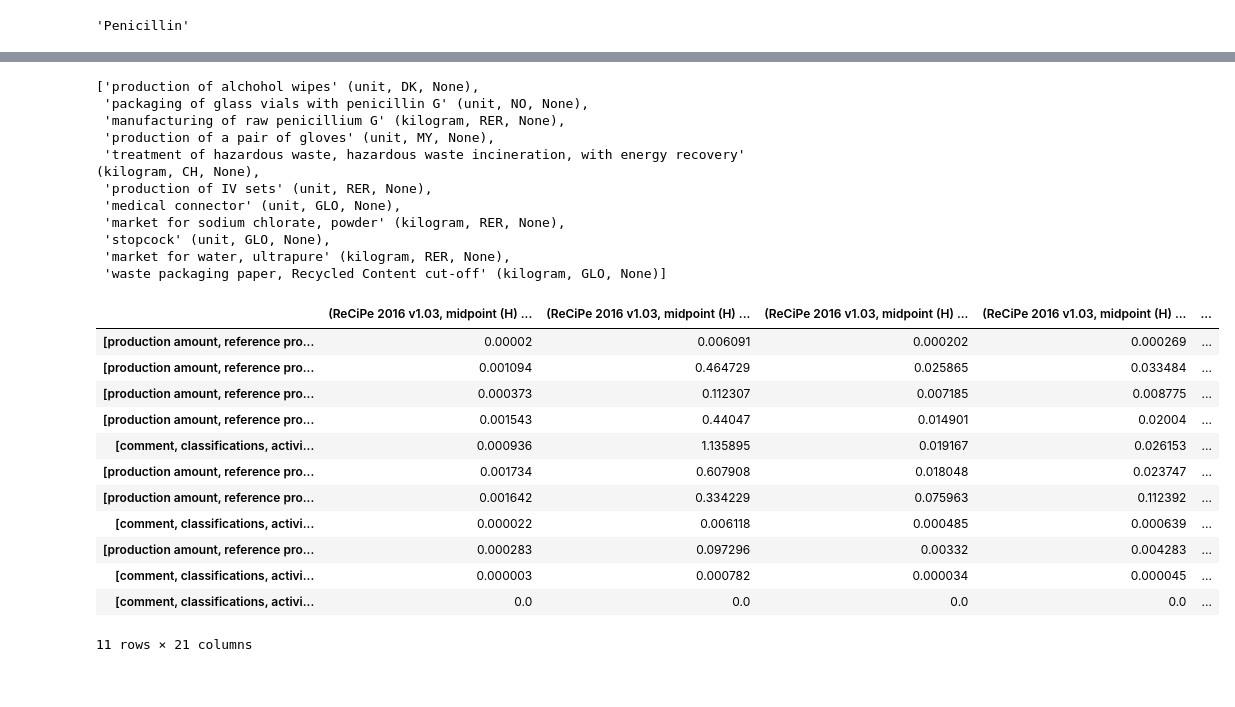
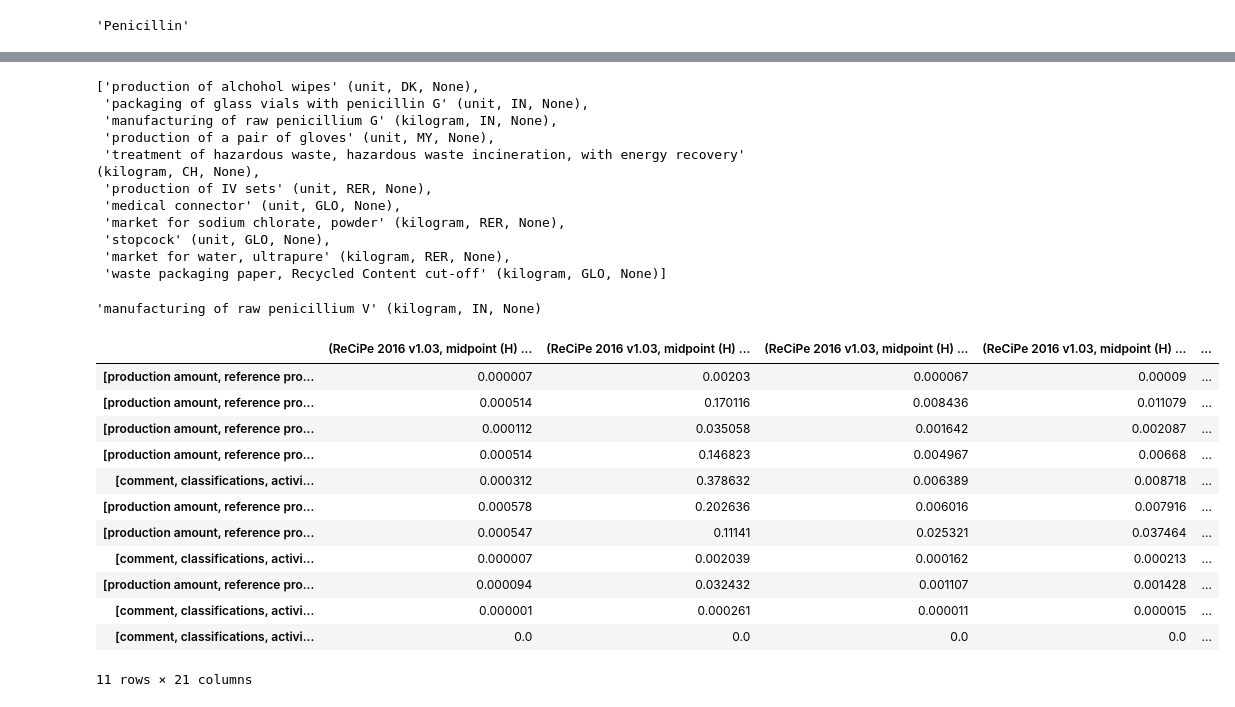
Before and after one commit to RuneWF/penicilin, a Jupyter notebook: Jupyter scripts/playground.ipynb, the cells around one changed output, grey strips where cells are left out. Cells and saved outputs as stored; diff of their text form; code cells hidden in the pictures.

```diff
--- a/Jupyter scripts/playground.ipynb
+++ b/Jupyter scripts/playground.ipynb
@@ -88,0 +51,11 @@ bd.projects.current
+# %%
+with pd.ExcelFile(var.system_path) as excel_file:
+        # Get the sheet names
+        sheet_names = excel_file.sheet_names
+
+sheets_to_import = []
+for sheet in sheet_names:
+    if matching_database in sheet:
+        sheets_to_import.append(sheet)
+
+sheets_to_import
@@ -88,0 +68,12 @@ bd.projects.current
+# %%
+db_lst = []
+reload = False
+for sheet in sheets_to_import:
+    data = pd.read_excel(var.system_path, sheet_name=sheet)
+    db_lst.append(data.columns[1])
+    if data.columns[1] not in bd.databases:
+        print(f"{data.columns[1]} not in {bd.projects.current}")
+        reload = True
+        break
+    else:
+        print(f"{data.columns[1]} in {bd.projects.current}")
@@ -89,5 +86,5 @@ bd.projects.current
 # %%
-fu_all = data[0]["Penicillin G, Defined daily dose"]
+fu_all = data["Penicillin G, defined system"]
 fu_sep = []
 for key, item in fu_all.items():
     fu_sep.append({key : item})
@@ -115,5 +112,5 @@ for act in var.db:
 # %%
-fu_all = data[0]["Penicillin G, Defined daily dose"]
+fu_all = data["Penicillin G, defined system"]
 fu_sep = []
 idx_lst = []
 acts = list(fu_all.keys())
@@ -121,11 +118,8 @@ val = fu_all[acts[1]]
 scaling_dct = st.treatment_quantity(var.system_path, var.db)
 
 for key, item in fu_all.items():
-    if key == acts[1]:
-        # for exc in acts[1].exchanges():
-        #     if exc["type"] == "technosphere":
-        #         fu_sep.append({exc.input : exc["amount"]*val})
-        #         idx_lst.append(exc.input)
+    if "glass vials" in str(key):
+
         fu_sep.append({key : item})
         idx_lst.append(key)
         for act in var.db:
@@ -139,8 +133,8 @@ for key, item in fu_all.items():
 idx_lst
 # %% [output]
 ['production of alchohol wipes' (unit, DK, None),
- 'packaging of glass vials with penicillin G' (unit, NO, None),
- 'manufacturing of raw penicillium G' (kilogram, RER, None),
+ 'packaging of glass vials with penicillin G' (unit, IN, None),
+ 'manufacturing of raw penicillium G' (kilogram, IN, None),
  'production of a pair of gloves' (unit, MY, None),
  'treatment of hazardous waste, hazardous waste incineration, with energy recovery' (kilogram, CH, None),
  'production of IV sets' (unit, RER, None),
@@ -152,28 +148,32 @@ idx_lst
+# %%
+act
+# %% [output]
+'manufacturing of raw penicillium V' (kilogram, IN, None)
 # %%
 calc_setup_name = str(act)
-bd.calculation_setups[calc_setup_name] = {'inv': fu_sep, 'ia': data[1]}
+bd.calculation_setups[calc_setup_name] = {'inv': fu_sep, 'ia': var.lcia_impact_method()}
 mylca = bc.MultiLCA(calc_setup_name)
 res = mylca.results
-df_contr = pd.DataFrame(0, index=idx_lst, columns=data[1], dtype=object)
+df_contr = pd.DataFrame(0, index=idx_lst, columns=var.lcia_impact_method(), dtype=object)
 
 # Store results in DataFrame
 for col, arr in enumerate(res):
     for row, val in enumerate(arr):
         df_contr.iat[col, row] = val
 
 df_contr
 # %% [output]
 |  | (ReCiPe 2016 v1.03, midpoint (H) ... | (ReCiPe 2016 v1.03, midpoint (H) ... | (ReCiPe 2016 v1.03, midpoint (H) ... | (ReCiPe 2016 v1.03, midpoint (H) ... | ... |
-| [production amount, reference pro... | 0.00002 | 0.006091 | 0.000202 | 0.000269 | ... |
-| [production amount, reference pro... | 0.001094 | 0.464729 | 0.025865 | 0.033484 | ... |
-| [production amount, reference pro... | 0.000373 | 0.112307 | 0.007185 | 0.008775 | ... |
-| [production amount, reference pro... | 0.001543 | 0.44047 | 0.014901 | 0.02004 | ... |
-| [comment, classifications, activi... | 0.000936 | 1.135895 | 0.019167 | 0.026153 | ... |
-| [production amount, reference pro... | 0.001734 | 0.607908 | 0.018048 | 0.023747 | ... |
-| [production amount, reference pro... | 0.001642 | 0.334229 | 0.075963 | 0.112392 | ... |
-| [comment, classifications, activi... | 0.000022 | 0.006118 | 0.000485 | 0.000639 | ... |
-| [production amount, reference pro... | 0.000283 | 0.097296 | 0.00332 | 0.004283 | ... |
-| [comment, classifications, activi... | 0.000003 | 0.000782 | 0.000034 | 0.000045 | ... |
+| [production amount, reference pro... | 0.000007 | 0.00203 | 0.000067 | 0.00009 | ... |
+| [production amount, reference pro... | 0.000514 | 0.170116 | 0.008436 | 0.011079 | ... |
+| [production amount, reference pro... | 0.000112 | 0.035058 | 0.001642 | 0.002087 | ... |
+| [production amount, reference pro... | 0.000514 | 0.146823 | 0.004967 | 0.00668 | ... |
+| [comment, classifications, activi... | 0.000312 | 0.378632 | 0.006389 | 0.008718 | ... |
+| [production amount, reference pro... | 0.000578 | 0.202636 | 0.006016 | 0.007916 | ... |
+| [production amount, reference pro... | 0.000547 | 0.11141 | 0.025321 | 0.037464 | ... |
+| [comment, classifications, activi... | 0.000007 | 0.002039 | 0.000162 | 0.000213 | ... |
+| [production amount, reference pro... | 0.000094 | 0.032432 | 0.001107 | 0.001428 | ... |
+| [comment, classifications, activi... | 0.000001 | 0.000261 | 0.000011 | 0.000015 | ... |
 | [comment, classifications, activi... | 0.0 | 0.0 | 0.0 | 0.0 | ... |
 11 rows × 21 columns
 # %%
```
Also changed, not shown: parts of 35 cells of this notebook, 29 other files.
